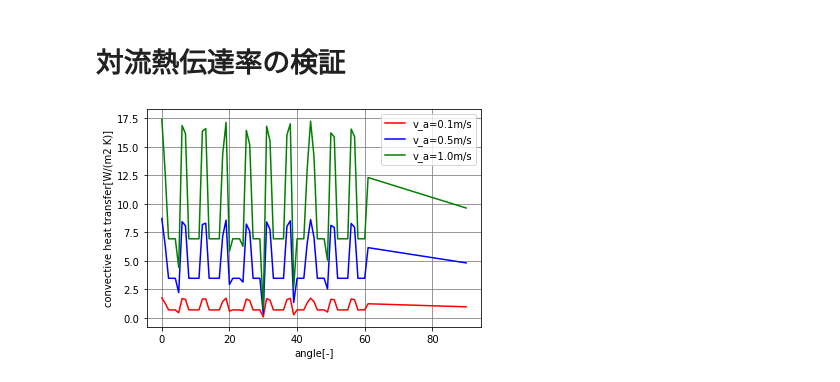
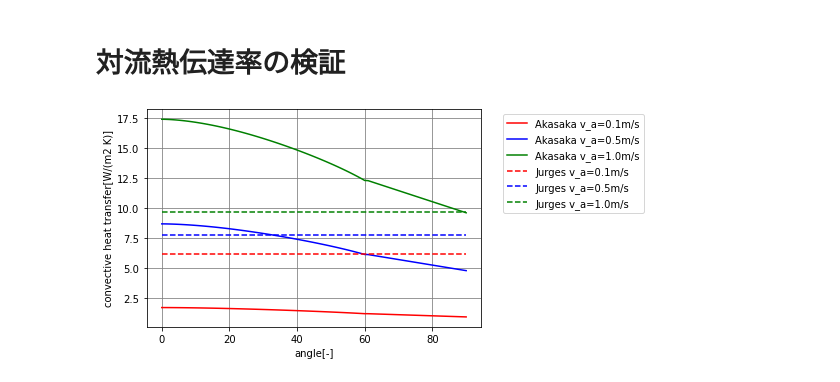
Before and after one commit to BRI-EES-House/03_ventilation_layer, a Jupyter notebook: valid_convective_heat_transfer.ipynb, the cells around one changed output. Drawn from its saved outputs; the diff is of its cells as text; code cells hidden in the pictures.

```diff
--- a/valid_convective_heat_transfer.ipynb
+++ b/valid_convective_heat_transfer.ipynb
@@ -26,35 +27,50 @@ h_cv01 = [htc.convective_heat_transfer_coefficient(v_a=0.1,
                                                 theta_2=theta_2,
                                                 angle=a,
                                                 l_h=l_h,
-                                                l_d=l_d) for a in angle]
+                                                l_d=l_d,
+                                                c_a=gn.get_c_air(),
+                                                rho_a=gn.get_rho_air()) for a in angle]
 h_cv05 = [htc.convective_heat_transfer_coefficient(v_a=0.5,
                                                 theta_1=theta_1,
                                                 theta_2=theta_2,
                                                 angle=a,
                                                 l_h=l_h,
-                                                l_d=l_d) for a in angle]
+                                                l_d=l_d,
+                                                c_a=gn.get_c_air(),
+                                                rho_a=gn.get_rho_air()) for a in angle]
 h_cv10 = [htc.convective_heat_transfer_coefficient(v_a=1.0,
                                                 theta_1=theta_1,
                                                 theta_2=theta_2,
                                                 angle=a,
                                                 l_h=l_h,
-                                                l_d=l_d) for a in angle]
+                                                l_d=l_d,
+                                                c_a=gn.get_c_air(),
+                                                rho_a=gn.get_rho_air()) for a in angle]
 # %%
 # グラフの描画
 fig1 = plt.figure()
 ax1 = fig1.subplots()
 
 ax1.set_xlabel('angle[-]')
 ax1.set_ylabel('convective heat transfer[W/(m2 K)]')
 
 plt.grid(which='major',color='gray',linestyle='-')
 plt.grid(which='minor',color='gray',linestyle='-')
 
-plt.plot(angle,h_cv01,linestyle='solid',color='r', label='v_a=0.1m/s')
-plt.plot(angle,h_cv05,linestyle='solid',color='b', label='v_a=0.5m/s')
-plt.plot(angle,h_cv10,linestyle='solid',color='g', label='v_a=1.0m/s')
+plt.plot(angle,h_cv01,linestyle='solid',color='r',
+         label='Akasaka v_a=0.1m/s')
+plt.plot(angle,h_cv05,linestyle='solid',color='b',
+         label='Akasaka v_a=0.5m/s')
+plt.plot(angle,h_cv10,linestyle='solid',color='g',
+         label='Akasaka v_a=1.0m/s')
+plt.plot(angle,np.full(91, 5.8+3.9*0.1),linestyle='dashed',color='r',
+         label='Jurges v_a=0.1m/s')
+plt.plot(angle,np.full(91, 5.8+3.9*0.5),linestyle='dashed',color='b',
+         label='Jurges v_a=0.5m/s')
+plt.plot(angle,np.full(91, 5.8+3.9*1.0),linestyle='dashed',color='g',
+         label='Jurges v_a=1.0m/s')
 
-plt.legend()
+plt.legend(bbox_to_anchor=(1.05, 1), loc='upper left')
 plt.show()
 # %% [output]
-[figure, old version]
+[figure, new version]
```
Also changed, not shown: parts of 1 cell of this notebook.
